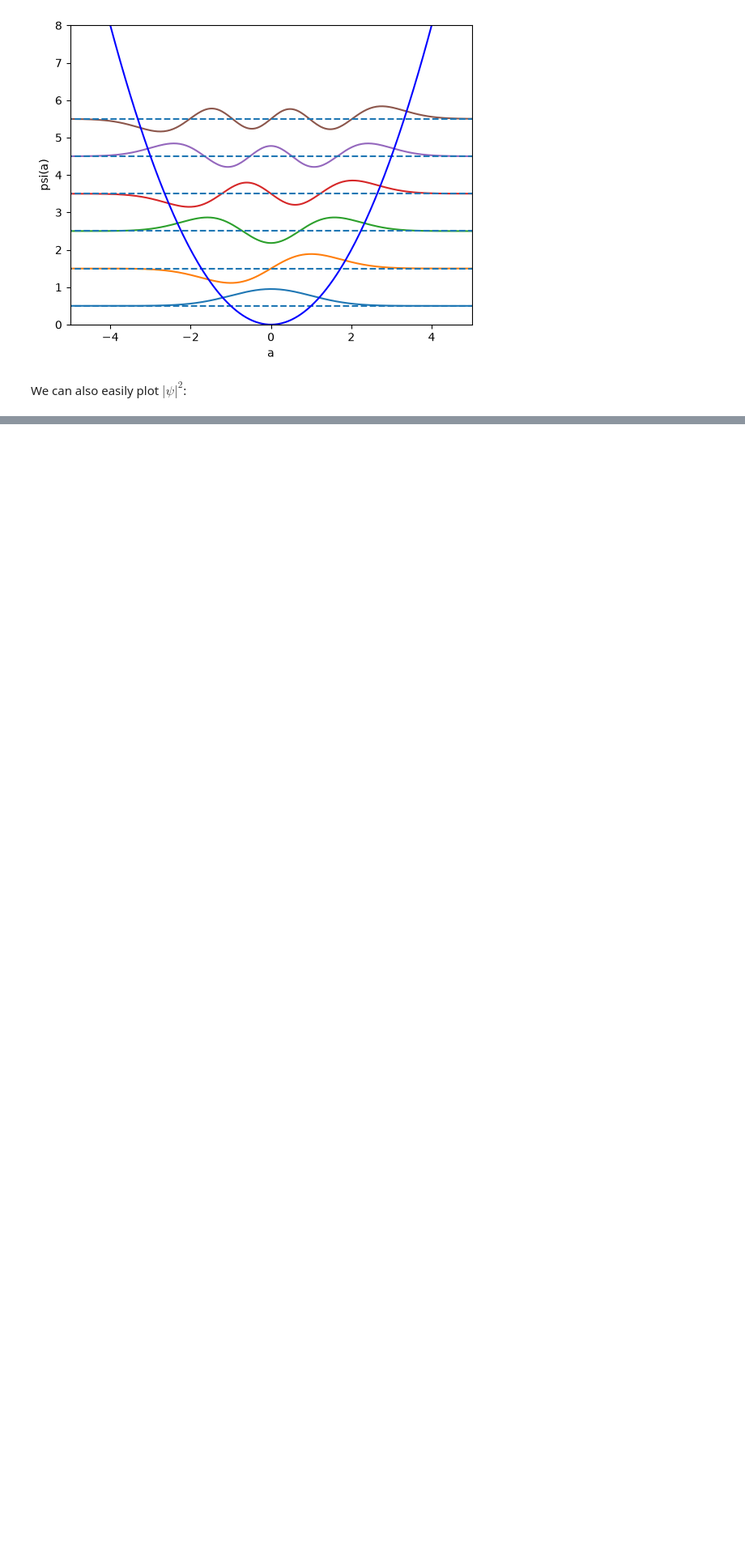
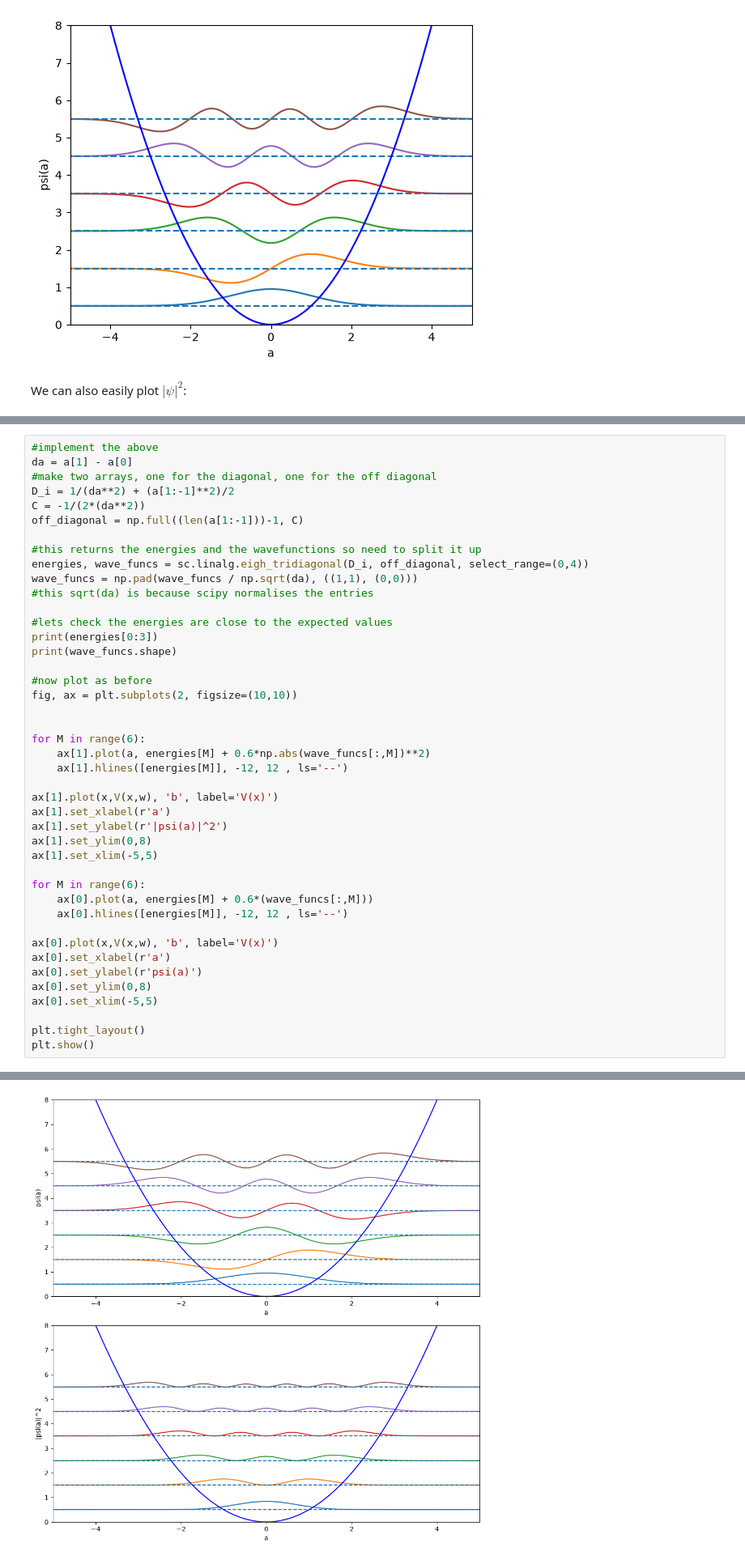
Before and after one commit to TheoMason1/quantum-harmonic-oscillator, a Jupyter notebook: notebooks/1_Visualising_stationary_states.ipynb, the cells around one changed output, grey strips where cells are left out. Shown at 81% size. Drawn from its saved outputs; the diff is of its cells as text; blank space fills up the shorter version.

```diff
--- a/notebooks/1_Visualising_stationary_states.ipynb
+++ b/notebooks/1_Visualising_stationary_states.ipynb
@@ -109,0 +136,44 @@ plt.show()
+# %%
+#implement the above
+da = a[1] - a[0]
+#make two arrays, one for the diagonal, one for the off diagonal
+D_i = 1/(da**2) + (a[1:-1]**2)/2
+C = -1/(2*(da**2))
+off_diagonal = np.full((len(a[1:-1]))-1, C)
+
+#this returns the energies and the wavefunctions so need to split it up
+energies, wave_funcs = sc.linalg.eigh_tridiagonal(D_i, off_diagonal, select_range=(0,4))
+wave_funcs = np.pad(wave_funcs / np.sqrt(da), ((1,1), (0,0)))
+#this sqrt(da) is because scipy normalises the entries
+
+#lets check the energies are close to the expected values
+print(energies[0:3])
+print(wave_funcs.shape)
+
+#now plot as before
+fig, ax = plt.subplots(2, figsize=(10,10))
+
+
+for M in range(6):
+    ax[1].plot(a, energies[M] + 0.6*np.abs(wave_funcs[:,M])**2)
+    ax[1].hlines([energies[M]], -12, 12 , ls='--')
+
+ax[1].plot(x,V(x,w), 'b', label='V(x)')
+ax[1].set_xlabel(r'a')
+ax[1].set_ylabel(r'|psi(a)|^2')
+ax[1].set_ylim(0,8)
+ax[1].set_xlim(-5,5)
+
+for M in range(6):
+    ax[0].plot(a, energies[M] + 0.6*(wave_funcs[:,M]))
+    ax[0].hlines([energies[M]], -12, 12 , ls='--')
+
+ax[0].plot(x,V(x,w), 'b', label='V(x)')
+ax[0].set_xlabel(r'a')
+ax[0].set_ylabel(r'psi(a)')
+ax[0].set_ylim(0,8)
+ax[0].set_xlim(-5,5)
+
+plt.tight_layout()
+plt.show()
+# %% [output]
@@ -109,0 +182 @@ plt.show()
+[figure, added]
```
Also changed, not shown: parts of 5 cells of this notebook.
